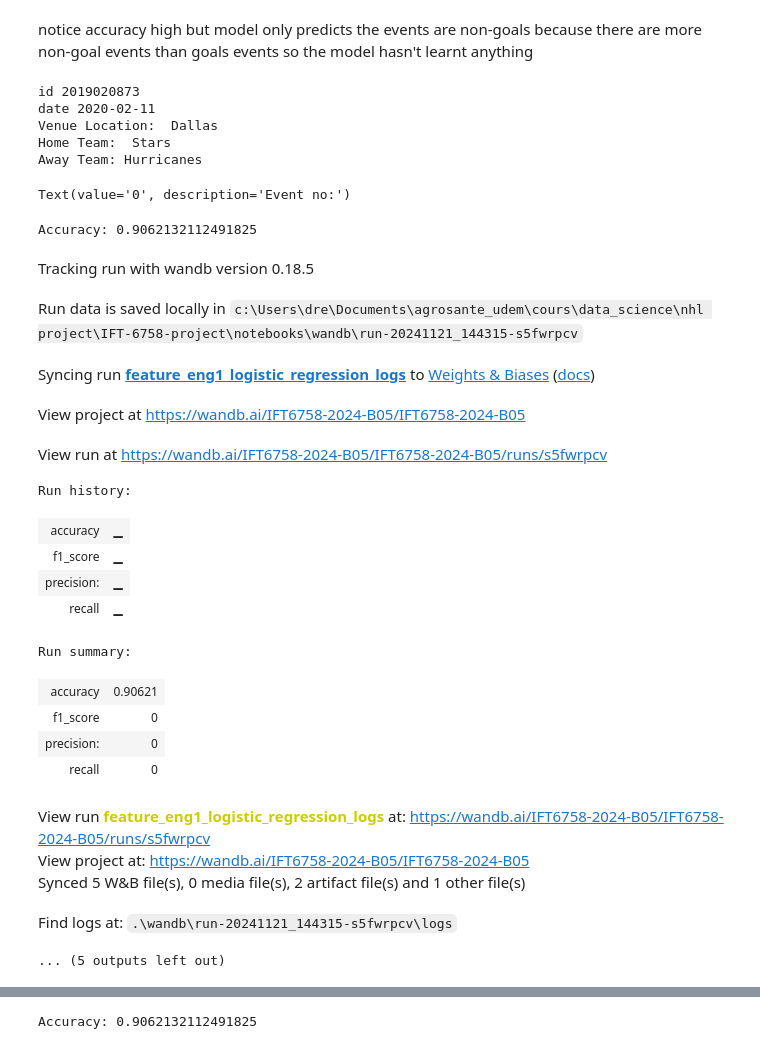
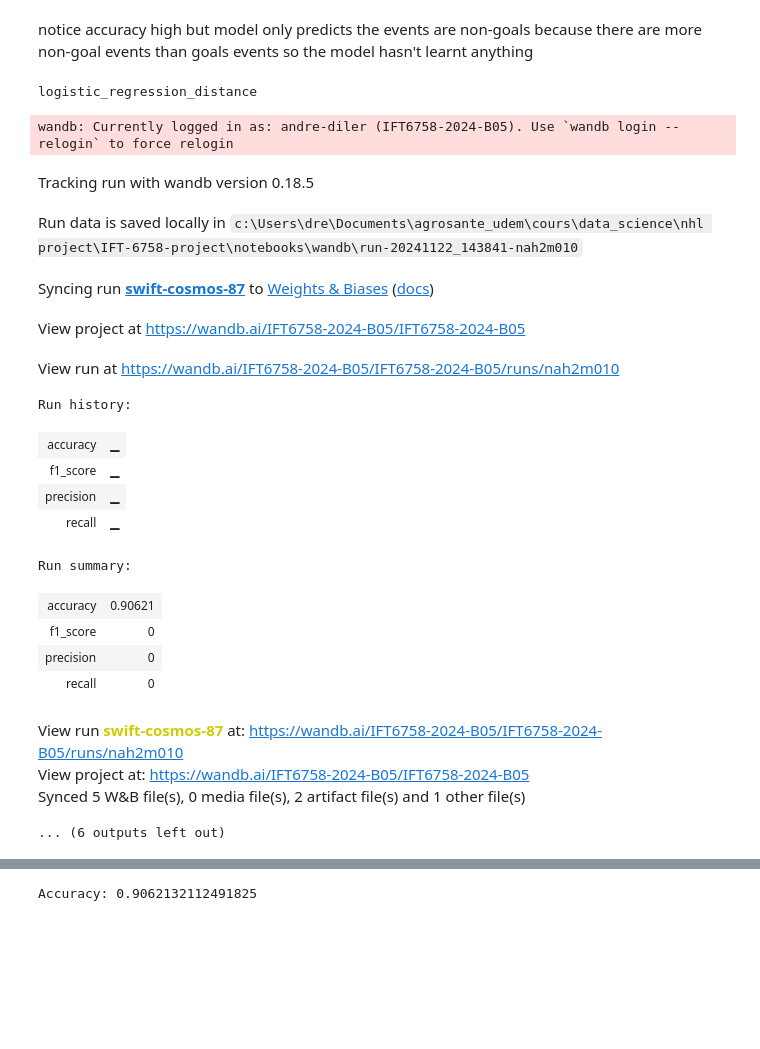
Before and after one commit to WilliamChidiac/NHL-goal-prediction, a Jupyter notebook: notebooks/feature_eng_1_models.ipynb, the cells around one changed output, grey strips where cells are left out. Cells and saved outputs as stored; diff of their text form; code cells hidden in the pictures; blank space fills up the shorter version.

Commit message:
[wandb handler] save model experiments to wandb and load to reproduce results

```diff
--- a/notebooks/feature_eng_1_models.ipynb
+++ b/notebooks/feature_eng_1_models.ipynb
@@ -34,0 +12,5 @@ Artifact downloaded to: ../ift6758/data/wandb_artifacts//train_val_feature_eng_1
+# %%
+artifact_name = "train_val_feature_eng_1"
+data_loader = wandb_handler.DataLoader(project_name="IFT6758-2024-B05")
+df_train_val = data_loader.load_all_files_from_artifact(artifact_name=artifact_name, artifact_version="v7")
+df_train_val
@@ -56,12 +55,3 @@ def train_evaluate_logistic_regression_model(X_train, y_train, X_val, y_val, mod
 # %% [markdown]
 notice accuracy high but model only predicts the events are non-goals because there are more non-goal events than goals events
 so the model hasn't learnt anything
-# %%
-debugging_tool.display_game_id("2019020873")
-# %% [output]
-id 2019020873
-date 2020-02-11
-Venue Location:  Dallas
-Home Team:  Stars
-Away Team: Hurricanes
-Text(value='0', description='Event no:')
@@ -89,37 +81,47 @@ def log_model_wandb(y_true, y_pred, model_path, features):
         run.log_model(model_path, name=model_path.split("/")[-1].split(".")[0])
 # %%
 # Define features and target variable
-X = df['distance'].to_numpy().reshape(-1, 1)
-y = df['is_goal'].to_numpy().reshape(-1, 1)
+features = ['distance']
+model_distance = LogisticRegression()
+model_name = "logistic_regression_" + "_".join(features)
+print(model_name)
+model_handler = wandb_handler.ModelHandler()
+
+X = df_train_val[features].to_numpy().reshape(-1, 1)
+y = df_train_val['is_goal'].to_numpy().reshape(-1, 1)
 
 # Split the data into training and testing sets
 X_train, X_val, y_train, y_val = train_test_split(X, y, test_size=0.2, random_state=42)
+model_distance.fit(X_train, y_train)
+model_handler.dump(model=model_distance, model_name=model_name)
 
-y_pred_distance_discrete, y_pred_distance_proba, model_distance_path = train_evaluate_logistic_regression_model(X_train, y_train, X_val, y_val, "logistic_regression_distance")
-log_model_wandb(y_val, y_pred_distance_discrete, model_distance_path, ['distance'])
+y_pred_discrete, y_pred_proba = model_handler.predict(model_distance, X_val)
+model_handler.get_metrics(y_pred_discrete, y_val)
 
-baseline_models_figures.plot_figures(y_pred_distance_proba, y_pred_distance_discrete, y_val)
+model_handler.log_wandb(model_name, X_val, y_val, features)
+
+baseline_models_figures.plot_figures(y_pred_proba, y_pred_discrete, y_val)
 # %% [output]
-Accuracy: 0.9062132112491825
+logistic_regression_distance
+wandb: Currently logged in as: andre-diler (IFT6758-2024-B05). Use `wandb login --relogin` to force relogin
 Tracking run with wandb version 0.18.5
-Run data is saved locally in c:\Users\dre\Documents\agrosante_udem\cours\data_science\nhl project\IFT-6758-project\notebooks\wandb\run-20241121_144315-s5fwrpcv
+Run data is saved locally in c:\Users\dre\Documents\agrosante_udem\cours\data_science\nhl project\IFT-6758-project\notebooks\wandb\run-20241122_143841-nah2m010
-Syncing run feature_eng1_logistic_regression_logs to Weights & Biases (docs)
+Syncing run swift-cosmos-87 to Weights & Biases (docs)
 View project at https://wandb.ai/IFT6758-2024-B05/IFT6758-2024-B05
-View run at https://wandb.ai/IFT6758-2024-B05/IFT6758-2024-B05/runs/s5fwrpcv
+View run at https://wandb.ai/IFT6758-2024-B05/IFT6758-2024-B05/runs/nah2m010
-Run history:
+Run history:
 | accuracy | ▁ |
 | f1_score | ▁ |
-| precision: | ▁ |
+| precision | ▁ |
 | recall | ▁ |
-Run summary:
+Run summary:
 | accuracy | 0.90621 |
 | f1_score | 0 |
-| precision: | 0 |
+| precision | 0 |
 | recall | 0 |
-View run feature_eng1_logistic_regression_logs at: https://wandb.ai/IFT6758-2024-B05/IFT6758-2024-B05/runs/s5fwrpcv
+View run swift-cosmos-87 at: https://wandb.ai/IFT6758-2024-B05/IFT6758-2024-B05/runs/nah2m010
 View project at: https://wandb.ai/IFT6758-2024-B05/IFT6758-2024-B05
 Synced 5 W&B file(s), 0 media file(s), 2 artifact file(s) and 1 other file(s)
-Find logs at: .\wandb\run-20241121_144315-s5fwrpcv\logs
-... (5 outputs left out)
+... (6 outputs left out)
 # %%
 # Define features and target variable
```
Also changed, not shown: parts of 11 cells of this notebook, 2 other files.
